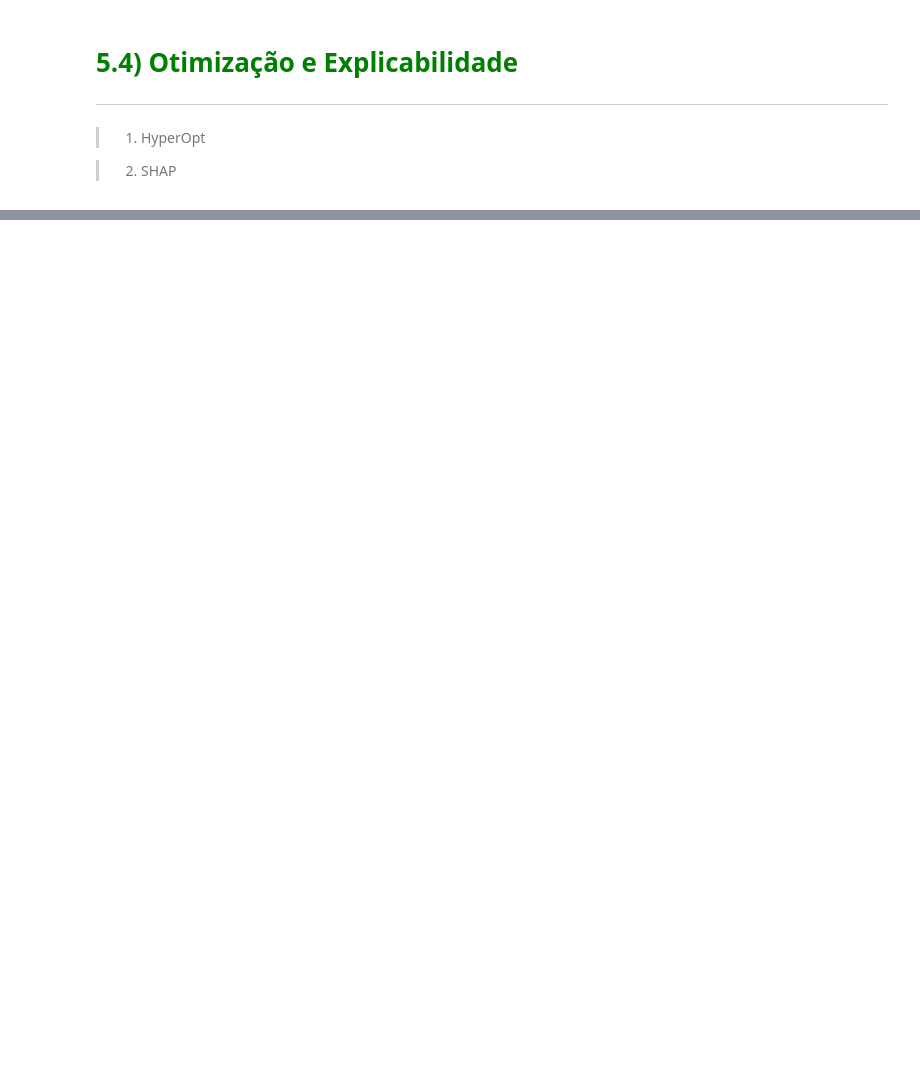
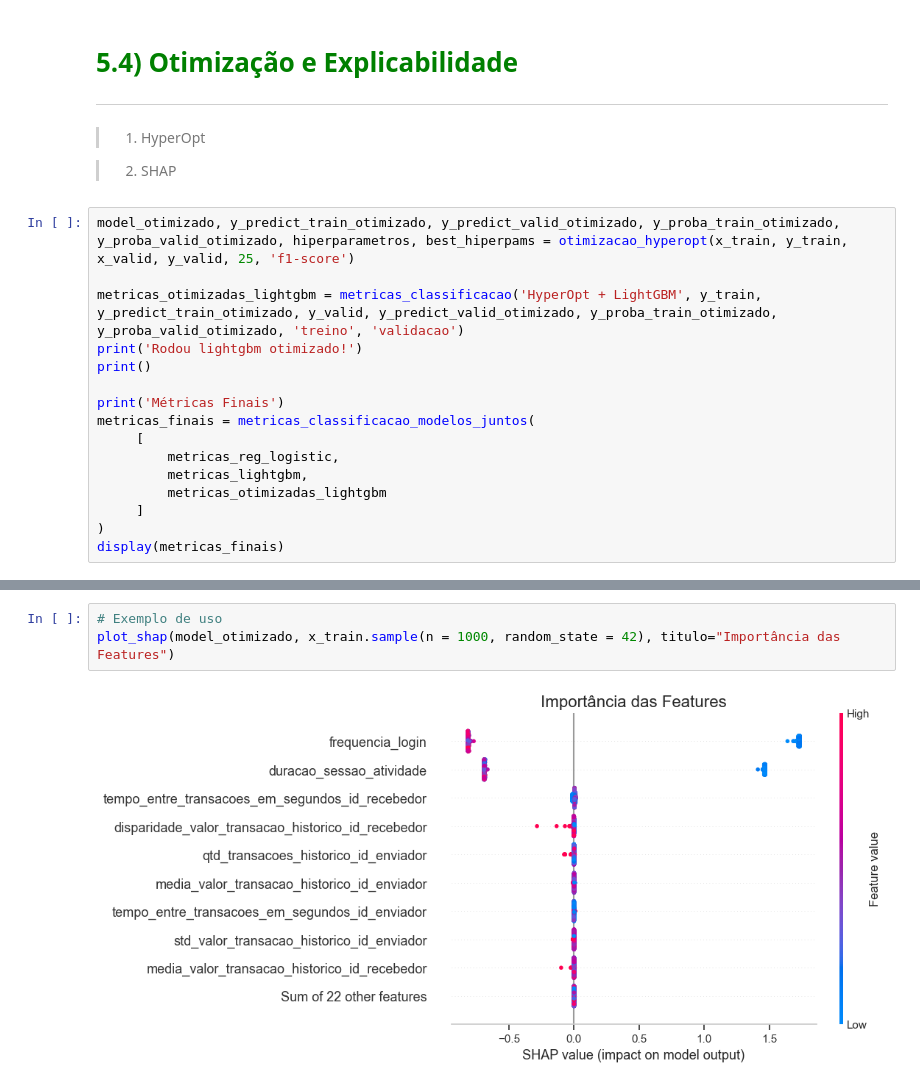
Before and after one commit to leonardovargas10/Modelo_Deteccao_Fraude, a Jupyter notebook: modelo.ipynb, the cells around one changed output, grey strips where cells are left out. Cells and saved outputs as stored; diff of their text form; blank space fills up the shorter version.

```diff
--- a/modelo.ipynb
+++ b/modelo.ipynb
@@ -1267,3 +1359,19 @@ Métricas Finais
 > 1. HyperOpt
 
 > 2. SHAP
+# %%
+model_otimizado, y_predict_train_otimizado, y_predict_valid_otimizado, y_proba_train_otimizado, y_proba_valid_otimizado, hiperparametros, best_hiperpams = otimizacao_hyperopt(x_train, y_train, x_valid, y_valid, 25, 'f1-score')
+
+metricas_otimizadas_lightgbm = metricas_classificacao('HyperOpt + LightGBM', y_train, y_predict_train_otimizado, y_valid, y_predict_valid_otimizado, y_proba_train_otimizado, y_proba_valid_otimizado, 'treino', 'validacao')
+print('Rodou lightgbm otimizado!')
+print()
+
+print('Métricas Finais')
+metricas_finais = metricas_classificacao_modelos_juntos(
+     [
+         metricas_reg_logistic,
+         metricas_lightgbm,
+         metricas_otimizadas_lightgbm
+     ]
+)
+display(metricas_finais)
@@ -1270 +1389,6 @@ Métricas Finais
+# %%
+# Exemplo de uso
+plot_shap(model_otimizado, x_train.sample(n = 1000, random_state = 42), titulo="Importância das Features")
+# %% [output]
+[figure, added]
 # %% [markdown]
```
Also changed, not shown: parts of 8 cells of this notebook.
